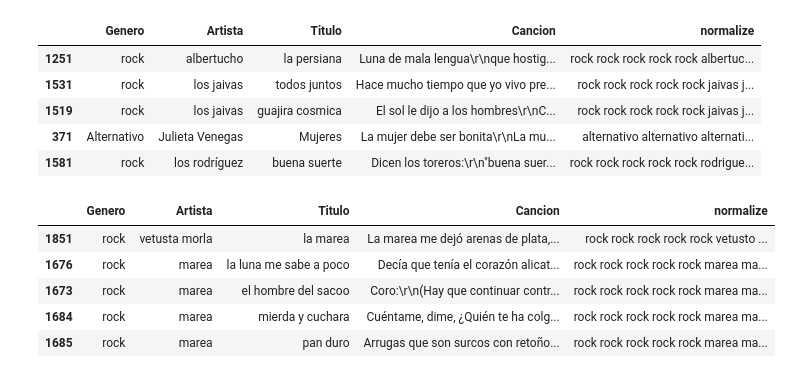
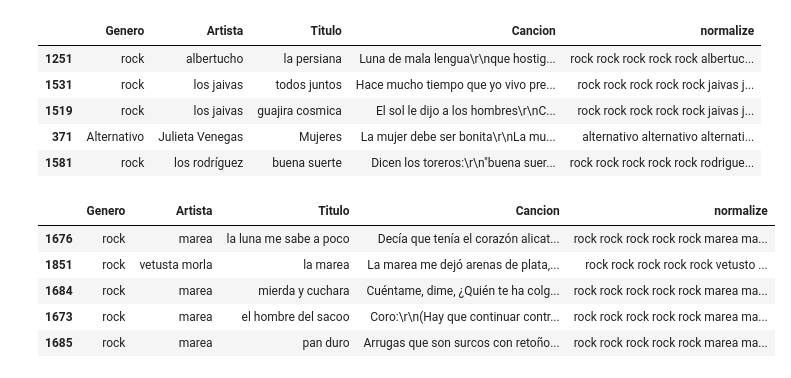
Before and after one commit to candemas97/hgmp-nlp-project, a Jupyter notebook: entregas/entrega1/information_retrieval_tf_idf/information_retrieval_tf_idf.ipynb, the cells around one changed output. Drawn from its saved outputs; the diff is of its cells as text; code cells hidden in the pictures.

```diff
--- a/entregas/entrega1/information_retrieval_tf_idf/information_retrieval_tf_idf.ipynb
+++ b/entregas/entrega1/information_retrieval_tf_idf/information_retrieval_tf_idf.ipynb
@@ -211,13 +214,13 @@ df_results
 | 371 | Alternativo | Julieta Venegas | Mujeres | La mujer debe ser bonita\r\nLa mu... | alternativo alternativo alternati... |
 | 1581 | rock | los rodríguez | buena suerte | Dicen los toreros:\r\n"buena suer... | rock rock rock rock rock rodrigue... |
 # %%
-query = "marea Quién te ha colgado el mar"
+query = "marea Quién te ha colgado el mar de las pestañas"
 df_results = search_and_recommend(query, top_n)
 df_results
 # %% [output]
 |  | Genero | Artista | Titulo | Cancion | normalize |
+| 1676 | rock | marea | la luna me sabe a poco | Decía que tenía el corazón alicat... | rock rock rock rock rock marea ma... |
 | 1851 | rock | vetusta morla | la marea | La marea me dejó arenas de plata,... | rock rock rock rock rock vetusto ... |
-| 1676 | rock | marea | la luna me sabe a poco | Decía que tenía el corazón alicat... | rock rock rock rock rock marea ma... |
+| 1684 | rock | marea | mierda y cuchara | Cuéntame, dime, ¿Quién te ha colg... | rock rock rock rock rock marea ma... |
 | 1673 | rock | marea | el hombre del sacoo | Coro:\r\n(Hay que continuar contr... | rock rock rock rock rock marea ma... |
-| 1684 | rock | marea | mierda y cuchara | Cuéntame, dime, ¿Quién te ha colg... | rock rock rock rock rock marea ma... |
 | 1685 | rock | marea | pan duro | Arrugas que son surcos con retoño... | rock rock rock rock rock marea ma... |
```
Also changed, not shown: parts of 2 cells of this notebook, 4 other files.
